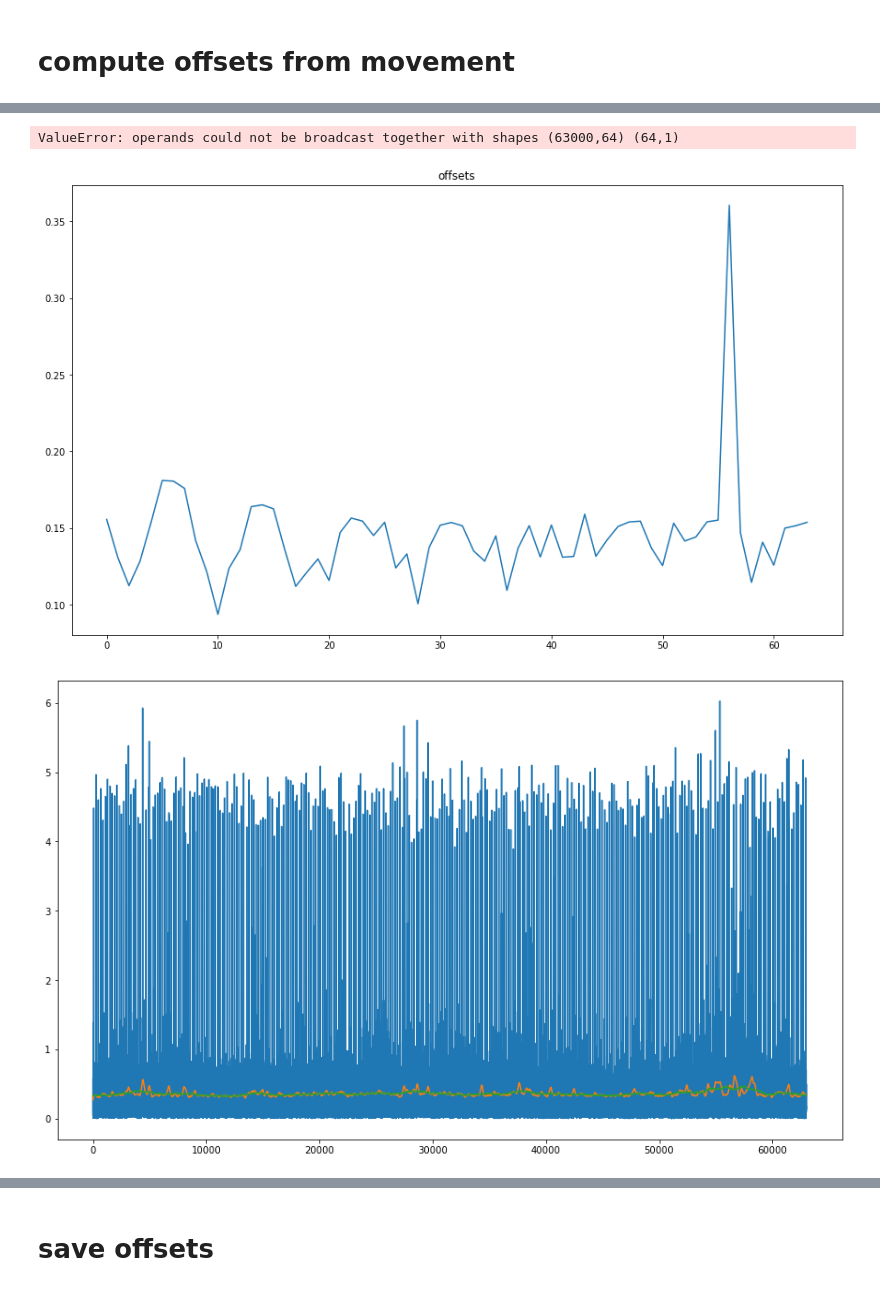
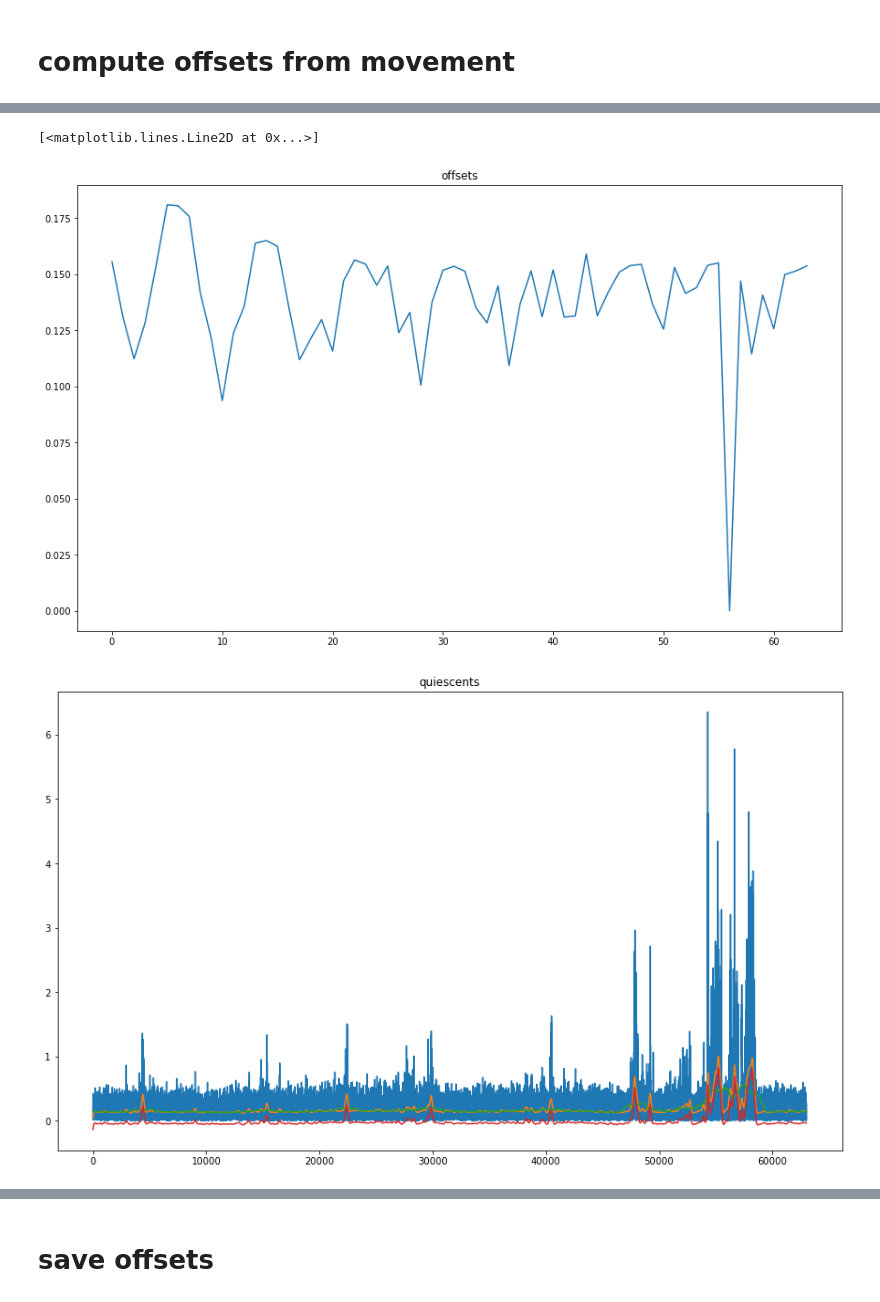
Before and after one commit to spewil/kyberphysics, a Jupyter notebook: notebooks/mappings.ipynb, the cells around one changed output, grey strips where cells are left out. Saved outputs shown, nothing was run; the diff lists cells and outputs as text; code cells hidden in the pictures.

```diff
--- a/notebooks/mappings.ipynb
+++ b/notebooks/mappings.ipynb
@@ -166,12 +166,12 @@ def get_cue_on_indices(cue):
 # %% [markdown]
 # load data
 # %%
-experiment = "self_test"
+experiment = "test_9_10_21"
 subject = "andy"
 
 movement_session = "1"
 calibration_session = "0"
-center_hold_session = None # check manually for a folder, default to the first one
+center_hold_session = "8" # check manually for a folder, default to the first one
 # %%
 ed = build_experiment_path_dict(experiment)
 print(ed["subjects"].keys())
@@ -420,7 +429,9 @@ r = analysis.rectify(standardized_concat_quiescent_trial)
 lp = filter_emg(standardized_concat_quiescent_trial)
 dc = analysis.moving_average(r,window_length=quiescent_window_length)
 
-offsets = np.mean(lp,axis=0).reshape(-1,1)
+offsets = np.mean(lp,axis=0).reshape(64)
+# channel 56 is broken :(
+offsets[56] = 0
 
 channel = np.argmax(offsets)
 print("peak offset channel ", channel)
@@ -449,3 +460,3 @@ peak offset channel  56
-ValueError: operands could not be broadcast together with shapes (63000,64) (64,1)
+[<matplotlib.lines.Line2D at 0x...>]
-[figure, old version]
+[figure, new version]
-[figure, old version]
+[figure, new version]
```
Also changed, not shown: parts of 27 cells of this notebook, 34 other files.
